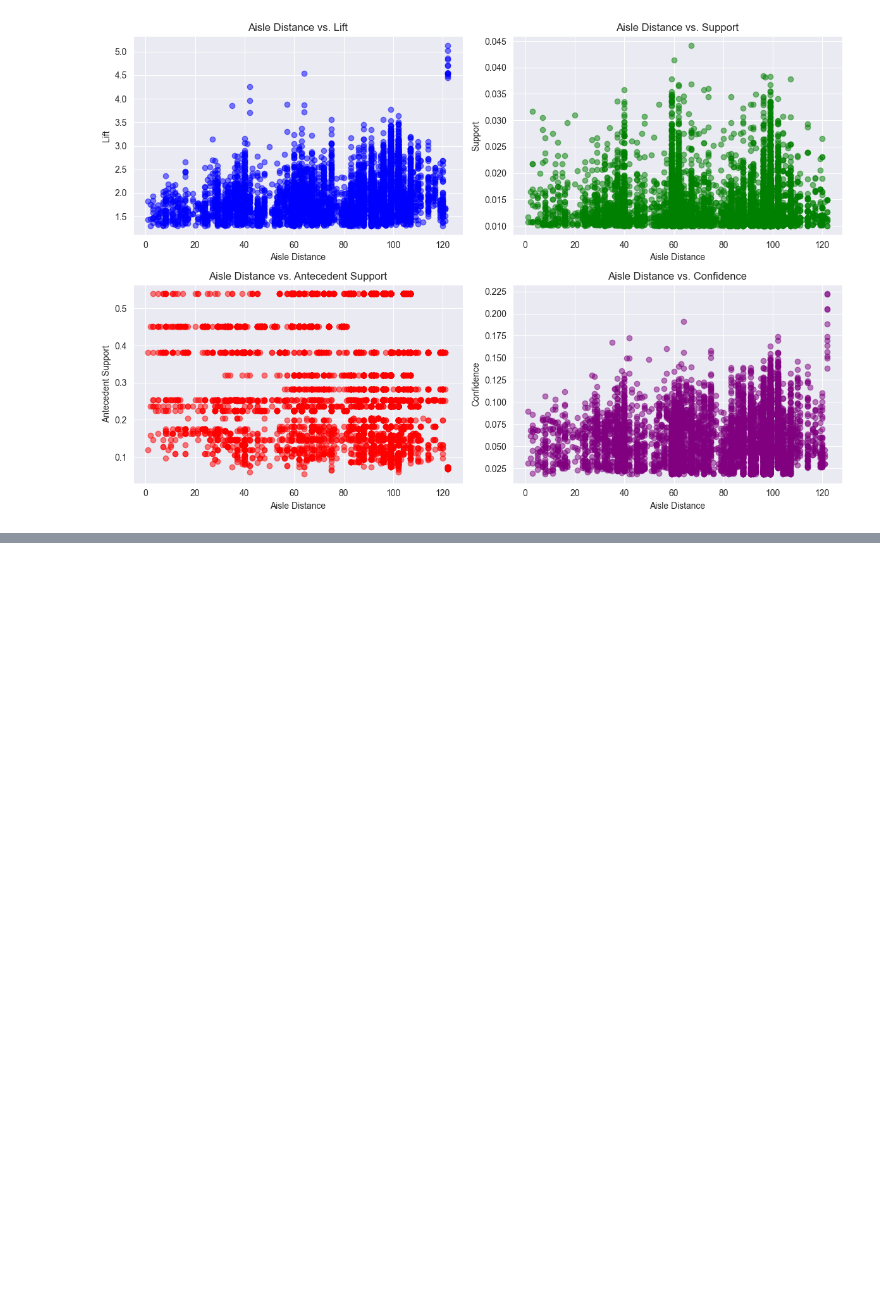
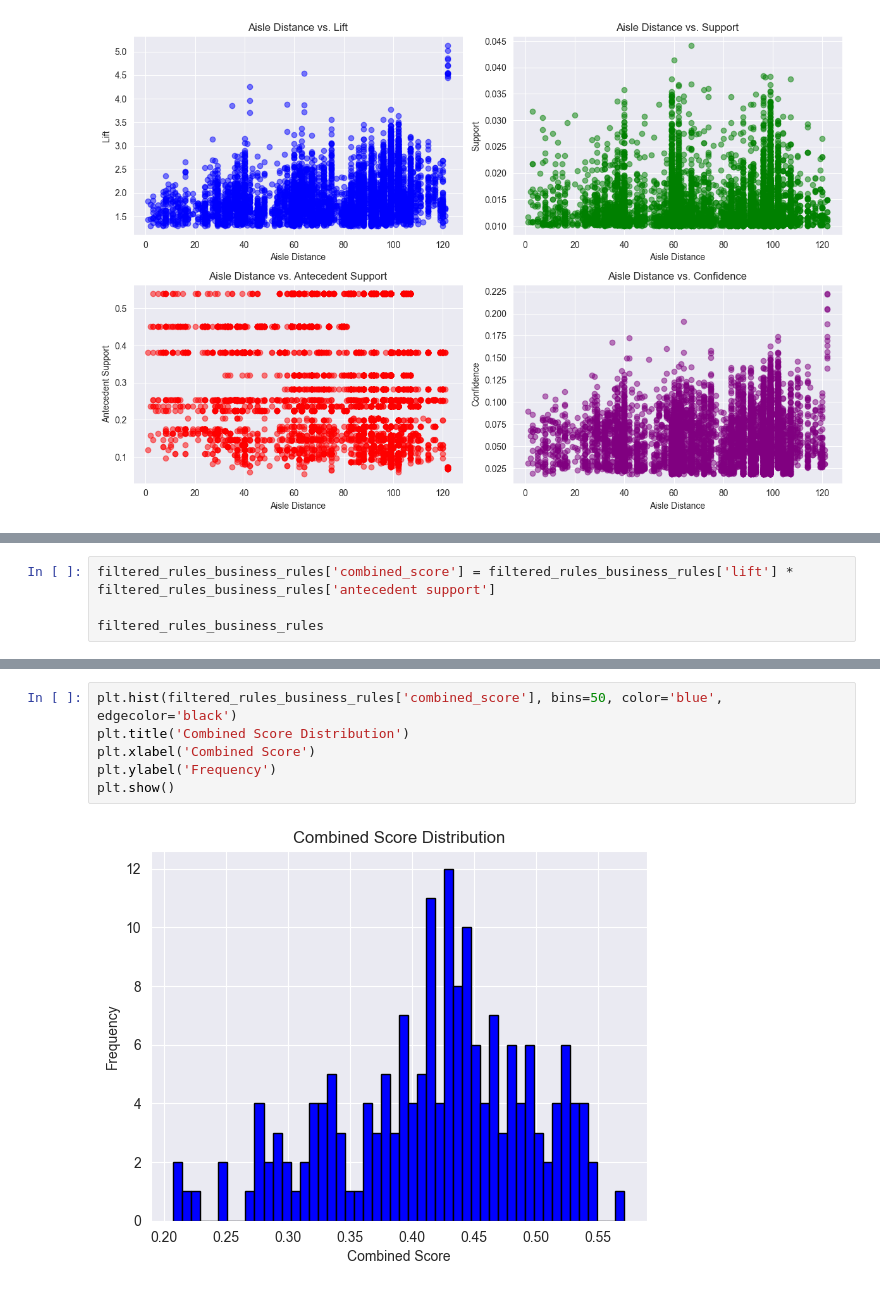
Before and after one commit to dleonrdz/supercenter-product-recommender, a Jupyter notebook: notebooks/02-Association_Mining_Analysis.ipynb, the cells around one changed output, grey strips where cells are left out. Saved outputs shown, nothing was run; the diff lists cells and outputs as text; blank space fills up the shorter version.

```diff
--- a/notebooks/02-Association_Mining_Analysis.ipynb
+++ b/notebooks/02-Association_Mining_Analysis.ipynb
@@ -265,0 +332,4 @@ plt.show()
+# %%
+filtered_rules_business_rules['combined_score'] = filtered_rules_business_rules['lift'] * filtered_rules_business_rules['antecedent support']
+
+filtered_rules_business_rules
@@ -265,0 +350,8 @@ plt.show()
+# %%
+plt.hist(filtered_rules_business_rules['combined_score'], bins=50, color='blue', edgecolor='black')
+plt.title('Combined Score Distribution')
+plt.xlabel('Combined Score')
+plt.ylabel('Frequency')
+plt.show()
+# %% [output]
+[figure, added]
```
Also changed, not shown: parts of 23 cells of this notebook.
